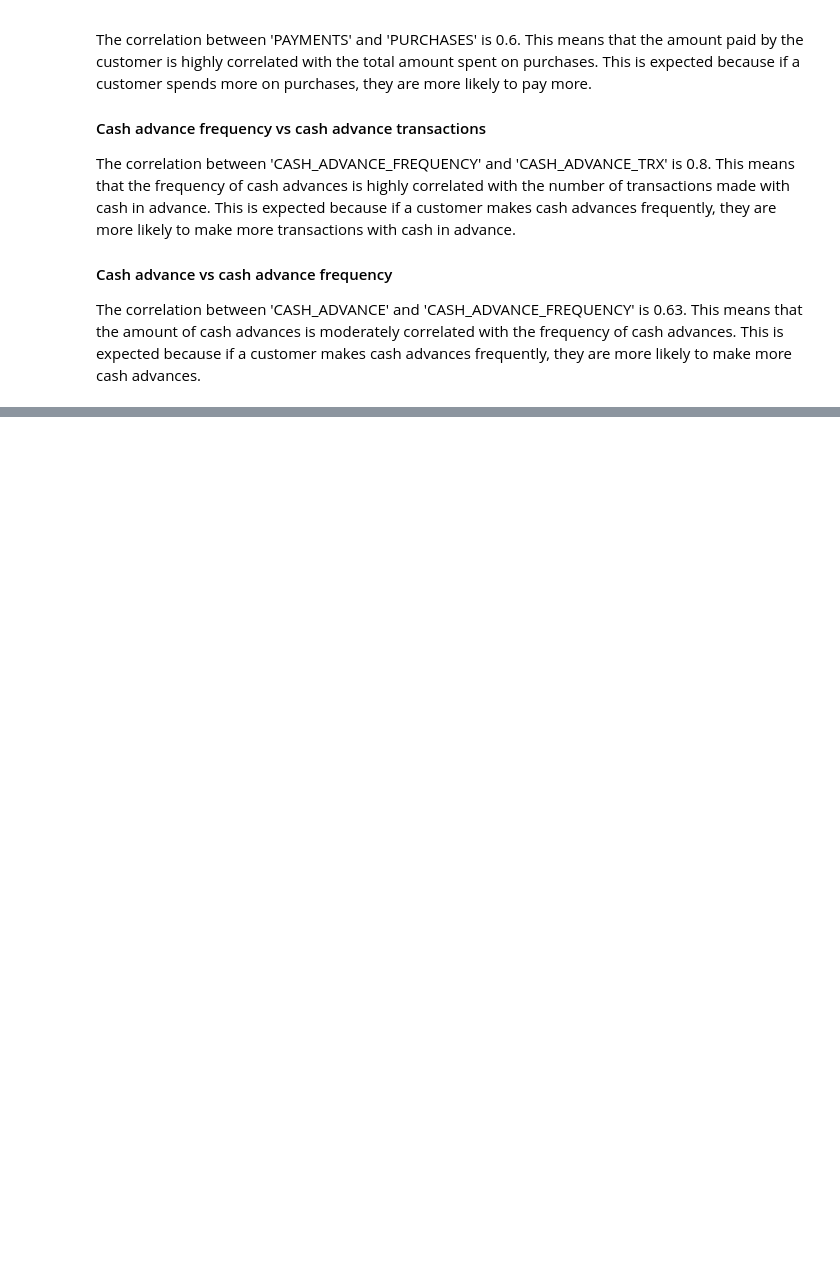
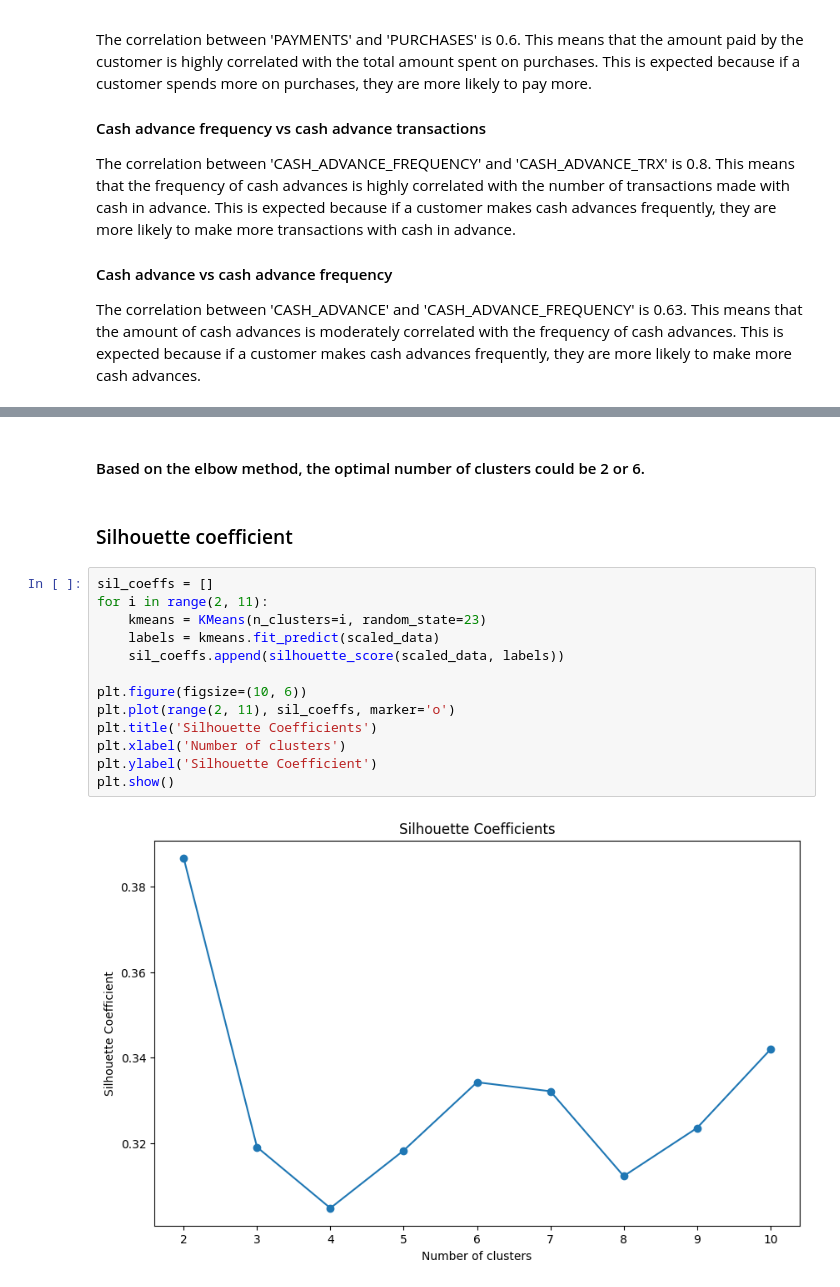
Before and after one commit to janchovanec/ZSU-Projekt, a Jupyter notebook: notebooks/eda.ipynb, the cells around one changed output, grey strips where cells are left out. Saved outputs shown, nothing was run; the diff lists cells and outputs as text; blank space fills up the shorter version.

```diff
--- a/notebooks/eda.ipynb
+++ b/notebooks/eda.ipynb
@@ -243,0 +283,19 @@ The correlation between 'CASH_ADVANCE' and 'CASH_ADVANCE_FREQUENCY' is 0.63. Thi
+# %% [markdown]
+#### Based on the elbow method, the optimal number of clusters could be 2 or 6.
+# %% [markdown]
+### Silhouette coefficient
+# %%
+sil_coeffs = []
+for i in range(2, 11):
+    kmeans = KMeans(n_clusters=i, random_state=23)
+    labels = kmeans.fit_predict(scaled_data)
+    sil_coeffs.append(silhouette_score(scaled_data, labels))
+
+plt.figure(figsize=(10, 6))
+plt.plot(range(2, 11), sil_coeffs, marker='o')
+plt.title('Silhouette Coefficients')
+plt.xlabel('Number of clusters')
+plt.ylabel('Silhouette Coefficient')
+plt.show()
+# %% [output]
+[figure, added]
```
Also changed, not shown: parts of 9 cells of this notebook.
